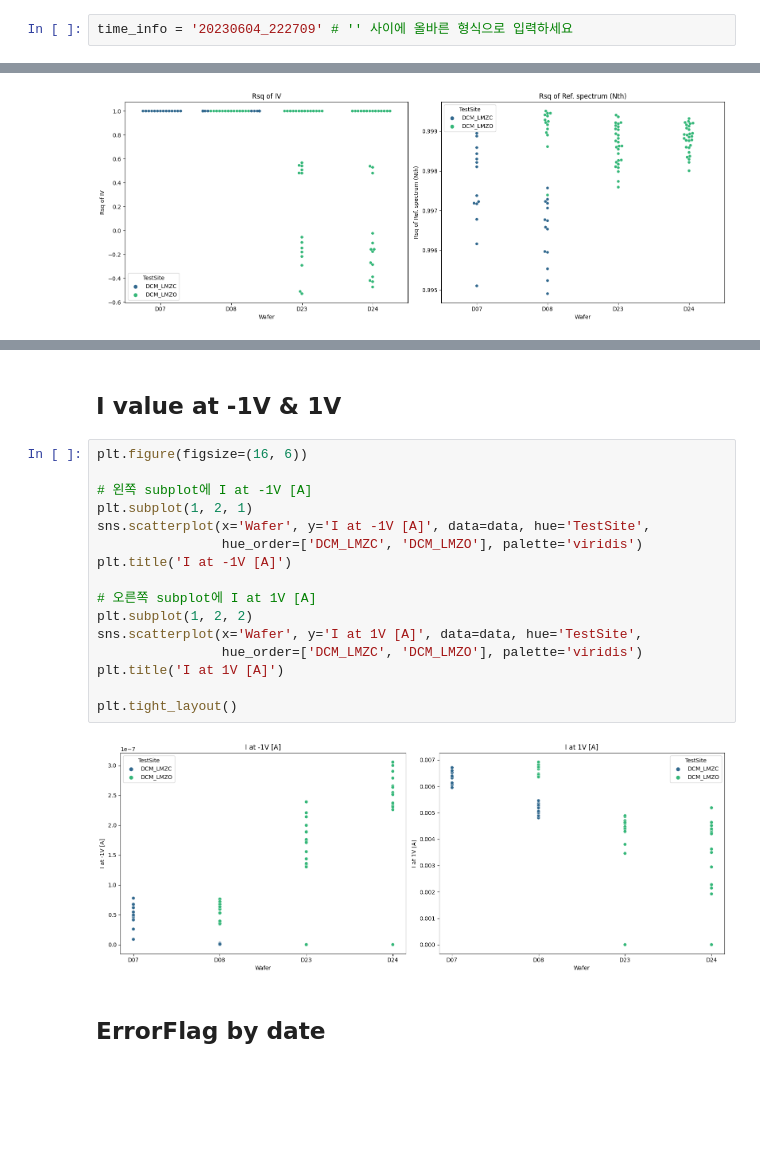
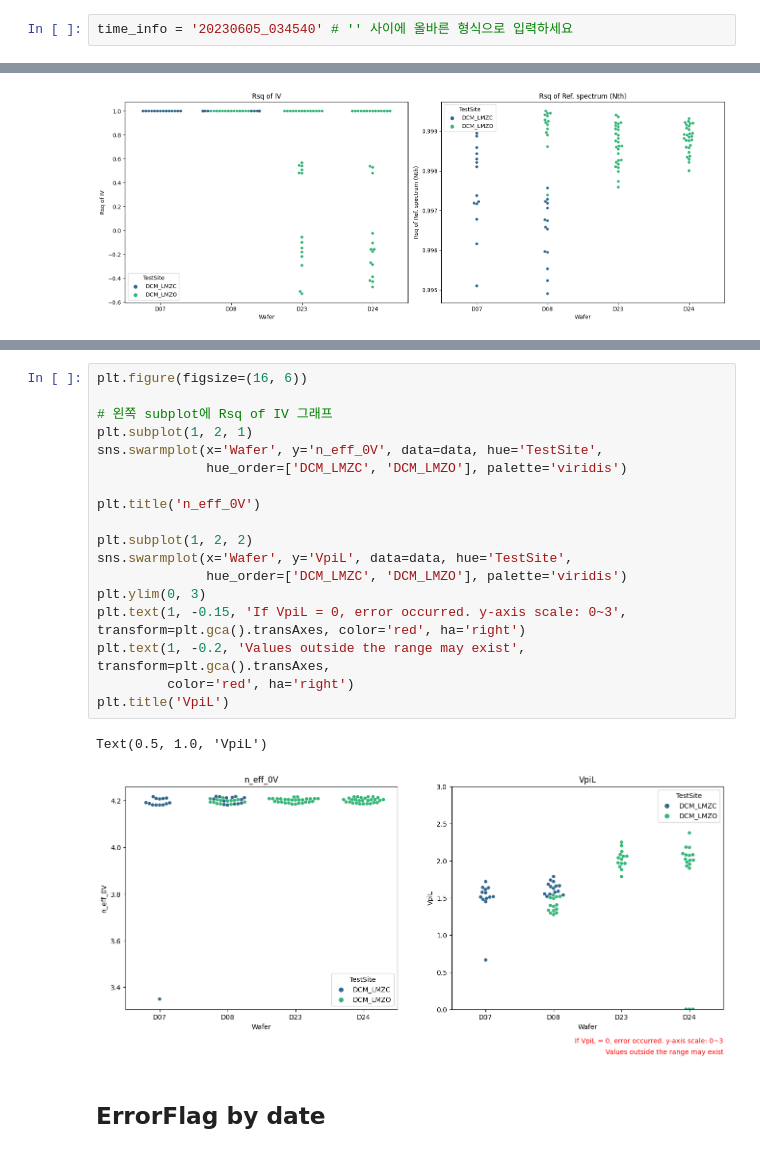
Before and after one commit to doale2/project_main, a Jupyter notebook: doc/Analysis_result.ipynb, the cells around one changed output, grey strips where cells are left out. Cells and saved outputs as stored; diff of their text form; blank space fills up the shorter version.

```diff
--- a/doc/Analysis_result.ipynb
+++ b/doc/Analysis_result.ipynb
@@ -14,7 +14,7 @@ folder_list = os.listdir(folder_path)
 # %% [markdown]
 <span style="color: #FF0000; font-weight: bold; font-size: 24px;">분석 시간에 해당하는 정보를 입력하세요 ‼</span>
 # %%
-time_info = '20230604_222709' # '' 사이에 올바른 형식으로 입력하세요
+time_info = '20230605_034540' # '' 사이에 올바른 형식으로 입력하세요
 # %%
 file_name = f'analysis_result_{time_info}.csv'
 file_path = os.path.join(folder_path, time_info, file_name)
@@ -161,23 +181,24 @@ Text(0.5, 1.0, 'n_eff_0V')
-# %% [markdown]
-## I value at -1V & 1V
 # %%
 plt.figure(figsize=(16, 6))
 
-# 왼쪽 subplot에 I at -1V [A]
+# 왼쪽 subplot에 Rsq of IV 그래프
 plt.subplot(1, 2, 1)
-sns.scatterplot(x='Wafer', y='I at -1V [A]', data=data, hue='TestSite',
-                hue_order=['DCM_LMZC', 'DCM_LMZO'], palette='viridis')
-plt.title('I at -1V [A]')
+sns.swarmplot(x='Wafer', y='n_eff_0V', data=data, hue='TestSite',
+              hue_order=['DCM_LMZC', 'DCM_LMZO'], palette='viridis')
 
-# 오른쪽 subplot에 I at 1V [A]
+plt.title('n_eff_0V')
+
 plt.subplot(1, 2, 2)
-sns.scatterplot(x='Wafer', y='I at 1V [A]', data=data, hue='TestSite',
-                hue_order=['DCM_LMZC', 'DCM_LMZO'], palette='viridis')
-plt.title('I at 1V [A]')
-
-plt.tight_layout()
+sns.swarmplot(x='Wafer', y='VpiL', data=data, hue='TestSite',
+              hue_order=['DCM_LMZC', 'DCM_LMZO'], palette='viridis')
+plt.ylim(0, 3)
+plt.text(1, -0.15, 'If VpiL = 0, error occurred. y-axis scale: 0~3', transform=plt.gca().transAxes, color='red', ha='right')
+plt.text(1, -0.2, 'Values outside the range may exist', transform=plt.gca().transAxes,
+         color='red', ha='right')
+plt.title('VpiL')
 # %% [output]
+Text(0.5, 1.0, 'VpiL')
-[figure, old version]
+[figure, new version]
 # %% [markdown]
 ## ErrorFlag by date
 # %%
```
Also changed, not shown: parts of 9 cells of this notebook, 3 other files.
